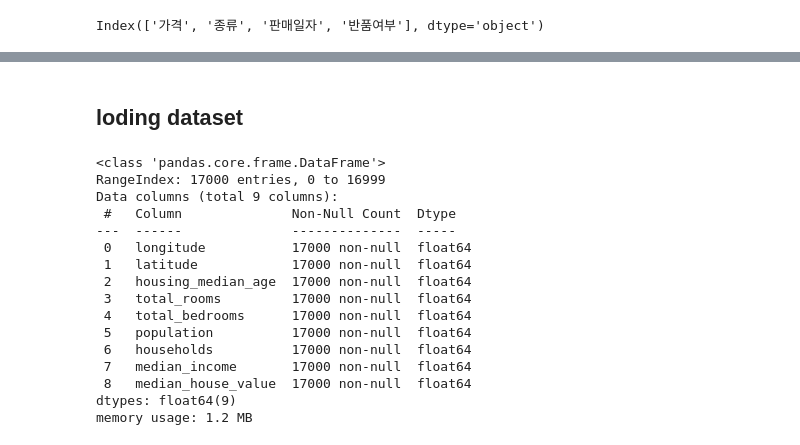
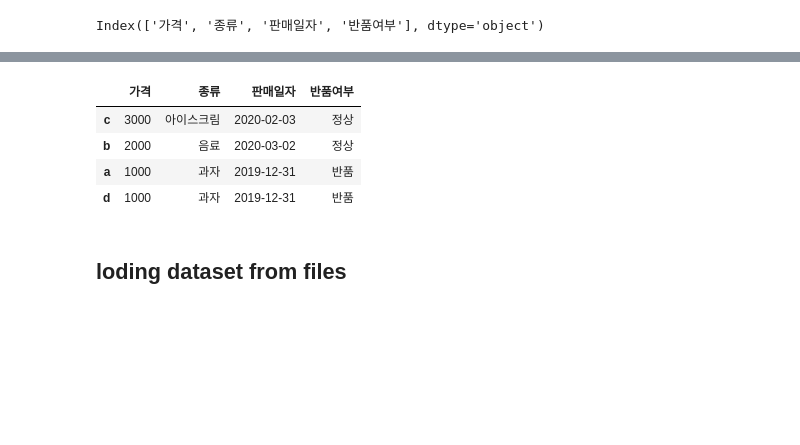
Before and after one commit to btg1631/study_data_analytics, a Jupyter notebook: docs/pandas/pandas_DataFrame.ipynb, the cells around one changed output, grey strips where cells are left out. Cells and saved outputs as stored; diff of their text form; code cells hidden in the pictures; blank space fills up the shorter version.

```diff
--- a/docs/pandas/pandas_DataFrame.ipynb
+++ b/docs/pandas/pandas_DataFrame.ipynb
@@ -125,3 +230,11 @@ df_saledays['종류'].unique, df_saledays['반품여부'].unique
+# %%
+df_saledays.sort_values(by=['가격','반품여부'], ascending=[False, True])  # 다 변수일 때
+# %% [output]
+|  | 가격 | 종류 | 판매일자 | 반품여부 |
+| c | 3000 | 아이스크림 | 2020-02-03 | 정상 |
+| b | 2000 | 음료 | 2020-03-02 | 정상 |
+| a | 1000 | 과자 | 2019-12-31 | 반품 |
+| d | 1000 | 과자 | 2019-12-31 | 반품 |
 # %% [markdown]
-## loding dataset
+## loding dataset from files
 # %%
@@ -129,20 +242,3 @@ df_california_housing = pd.read_csv("sample_data/california_housing_train.csv")
 # %%
-df_california_housing.info()  # 수치형(연속형), 범주형
+# df_california_housing.info()  # 수치형(연속형), 범주형
-# %% [output]
-<class 'pandas.core.frame.DataFrame'>
-RangeIndex: 17000 entries, 0 to 16999
-Data columns (total 9 columns):
- #   Column              Non-Null Count  Dtype
----  ------              --------------  -----
- 0   longitude           17000 non-null  float64
- 1   latitude            17000 non-null  float64
- 2   housing_median_age  17000 non-null  float64
- 3   total_rooms         17000 non-null  float64
- 4   total_bedrooms      17000 non-null  float64
- 5   population          17000 non-null  float64
- 6   households          17000 non-null  float64
- 7   median_income       17000 non-null  float64
- 8   median_house_value  17000 non-null  float64
-dtypes: float64(9)
-memory usage: 1.2 MB
 # %%
```
Also changed, not shown: parts of 25 cells of this notebook.
